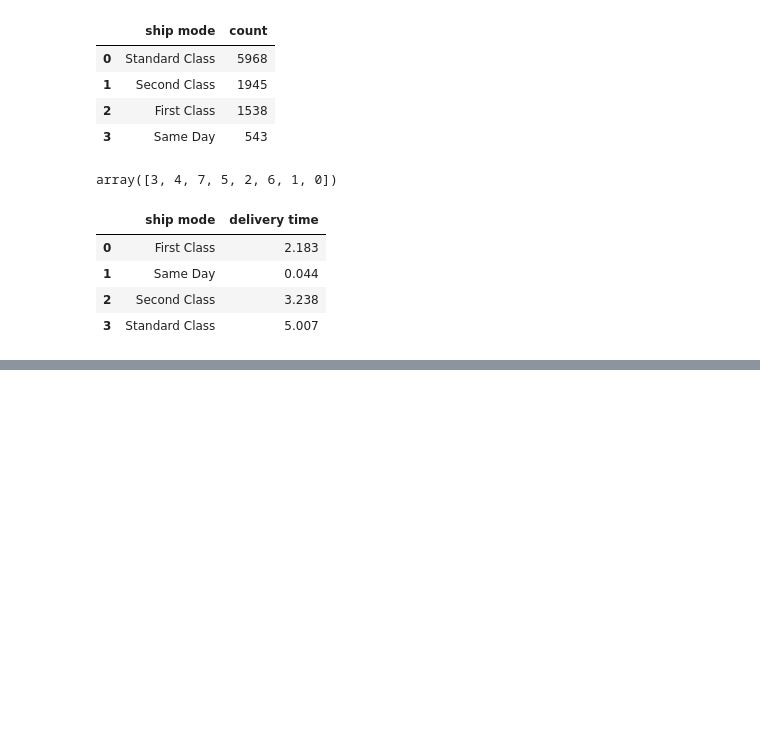
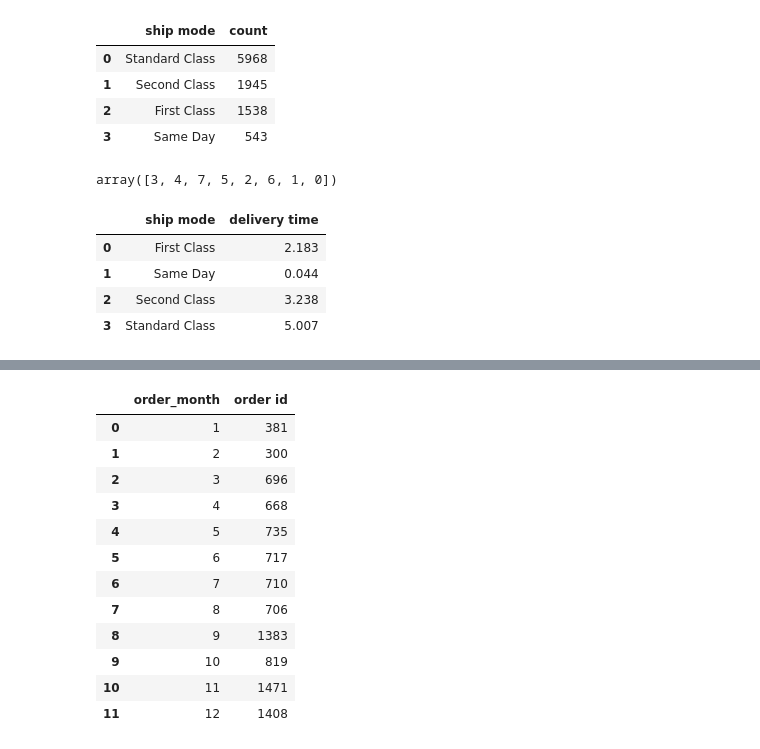
Before and after one commit to Amalgamator04/E-commerce-analysis, a Jupyter notebook: analysis.ipynb, the cells around one changed output, grey strips where cells are left out. Saved outputs shown, nothing was run; the diff lists cells and outputs as text; code cells hidden in the pictures; blank space fills up the shorter version.

```diff
--- a/analysis.ipynb
+++ b/analysis.ipynb
@@ -237,0 +364,18 @@ fig
+# %%
+# --What are the busiest months in terms of order count?
+busiest_month=data_c.groupby('order_month')['order id'].count().reset_index()
+busiest_month
+# %% [output]
+|  | order_month | order id |
+| 0 | 1 | 381 |
+| 1 | 2 | 300 |
+| 2 | 3 | 696 |
+| 3 | 4 | 668 |
+| 4 | 5 | 735 |
+| 5 | 6 | 717 |
+| 6 | 7 | 710 |
+| 7 | 8 | 706 |
+| 8 | 9 | 1383 |
+| 9 | 10 | 819 |
+| 10 | 11 | 1471 |
+| 11 | 12 | 1408 |
```
Also changed, not shown: parts of 29 cells of this notebook, 3 other files.
